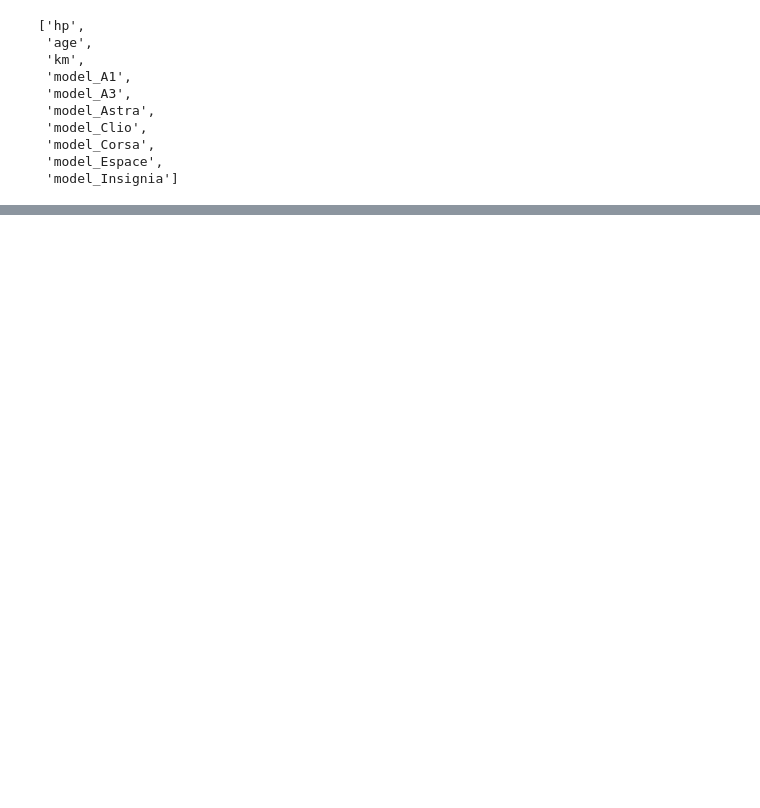
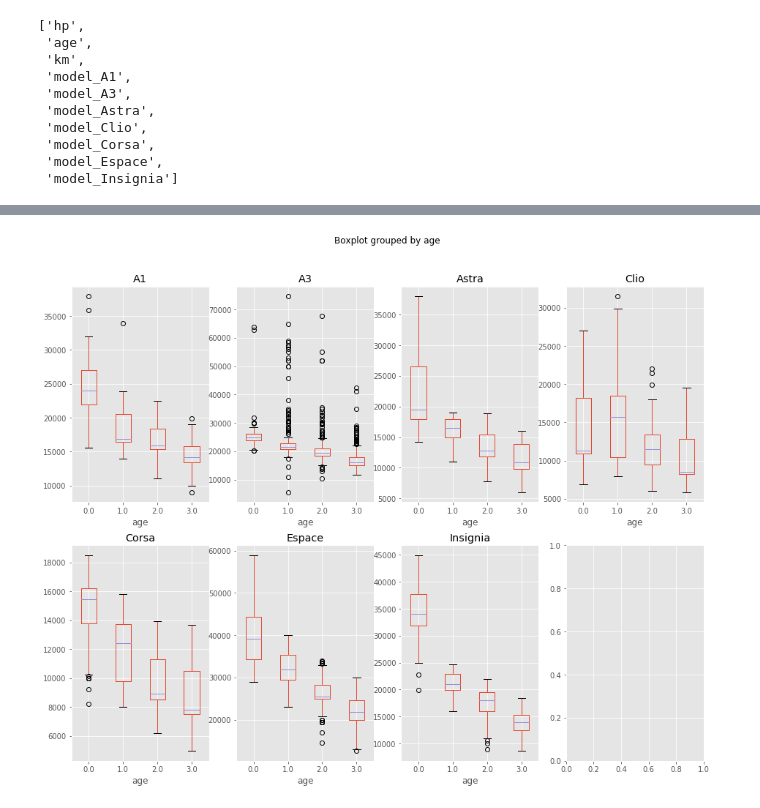
Before and after one commit to kaymal/price-prediction, a Jupyter notebook: trgt/model-final.ipynb, the cells around one changed output, grey strips where cells are left out. Drawn from its saved outputs; the diff is of its cells as text; code cells hidden in the pictures; blank space fills up the shorter version.

```diff
--- a/trgt/model-final.ipynb
+++ b/trgt/model-final.ipynb
@@ -567,0 +571,20 @@ test_data.sample(5)
+# %%
+# Create subplots
+fig, ax = plt.subplots(2, 4, figsize=(15, 12))
+
+# Plot subplots
+i = 0
+j = 0
+
+for model in ['A1', 'A3', 'Astra', 'Clio', 'Corsa', 'Espace', 'Insignia']:
+
+    df_no_dummy[df_no_dummy.model == model].boxplot('price', by='age', ax = ax[j, i])
+    ax[j, i].set_title(model)
+    # Next subplot
+    i += 1
+
+    if i == 4:
+        i = 0
+        j = 1
+# %% [output]
+[figure, added]
```
Also changed, not shown: parts of 17 cells of this notebook.
